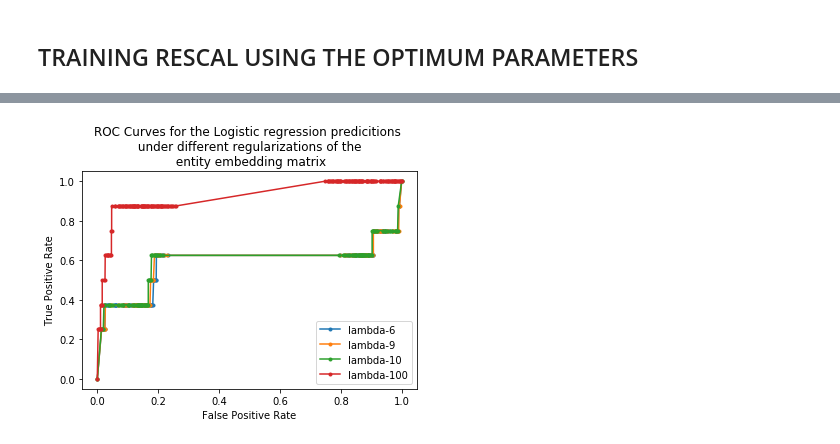
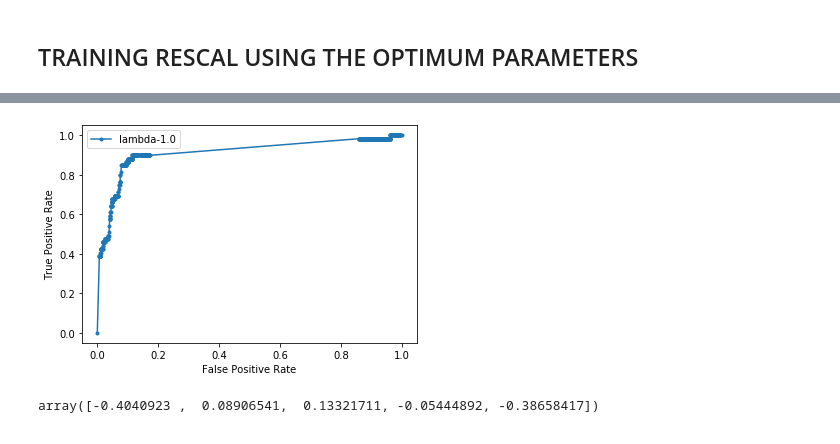
Before and after one commit to teenkevo/UNM-MES, a Jupyter notebook: Tensor Decomposition/Tensor Decomposition and analysis-checkpoint.ipynb, the cells around one changed output, grey strips where cells are left out. Drawn from its saved outputs; the diff is of its cells as text; code cells hidden in the pictures.

Commit message:
Cleaner RESCAL-ALS Factorization of the Linked Building Data

```diff
--- a/Tensor Decomposition/Tensor Decomposition and analysis-checkpoint.ipynb
+++ b/Tensor Decomposition/Tensor Decomposition and analysis-checkpoint.ipynb
@@ -166,12 +167,12 @@ def rescal_fact(train_tensor, n_dim, opt_a, opt_r, num_entities, num_relations):
 ## TUNING THE HYPERPARAMETERS FOR THE RESCAL FACTORIZATION
 # %%
 # HYPER_PARAMETER TUNING
-n_dim = 20
+n_dim = 5
 
-rdf_graph = 'sensor.ttl'
+rdf_graph = 'sosa.ttl'
 graph_serialization = 'ttl'
 
-graph, subjs, dtype_preds, obj_preds, lit_objs, non_lit_objs = import_rdf_graph(rdf_graph, graph_serialization)
+graph, graph_density, subjs, dtype_preds, obj_preds, lit_objs, non_lit_objs = import_rdf_graph(rdf_graph, graph_serialization)
 opg_tensor = opg_rdf2tensor(graph, subjs, obj_preds, non_lit_objs)
 input_tensor = opg_tensor
 
@@ -180,8 +181,8 @@ input_tensor, train_tensor, val_idx, test_idx, num_entities, num_relations = loa
 var_list = [0.001, 0.1, 1., 10., 100.]
 best_roc = 0
 # Train on training set and evaluate on validation set
-for (var_x, var_e, var_r) in itertools.product(var_list, repeat=3):
-    A, R, f, itr = rescal.als(train_tensor, n_dim, lambda_A=var_x, lambda_R=var_e, lambda_V=var_r)
+for (var_x, var_e) in itertools.product(var_list, repeat=2):
+    A, R, f, itr = rescal.als(train_tensor, n_dim, lambda_A=var_x, lambda_R=var_e)
     n = A.shape[0]
     reconstructed_tensor = np.zeros((len(R), n, n))
     for k in range(len(R)):
@@ -189,16 +190,16 @@ for (var_x, var_e, var_r) in itertools.product(var_list, repeat=3):
     reconstructed_tensor = normalize_predictions(reconstructed_tensor, num_entities, num_relations)
     score = roc_auc_score(input_tensor[val_idx], reconstructed_tensor[val_idx])
 
-    print('var_x:{0:3.3f}, var_e:{1:3.3f}, var_r:{2:3.3f}, AUC-ROC:{3:.3f}'.format(var_x, var_e, var_r, score))
+    print('var_x:{0:3.3f}, var_e:{1:3.3f}, AUC-ROC:{2:.3f}'.format(var_x, var_e, score))
     if score > best_roc:
-        best_vars = (var_x, var_e, var_r)
+        best_vars = (var_x, var_e)
         best_roc = score
 
-lambda_a, lambda_r, lambda_v = best_vars
+lambda_a, lambda_r = best_vars
 print(best_vars, best_roc)
 # Use optimum parameters on Validation Set and Test on Hold-Out Set
-lambda_a, lambda_r, lambda_v = best_vars
-A, R, f, itr = rescal.als(train_tensor, n_dim, lambda_A=var_x, lambda_R=var_e, lambda_V=var_r)
+lambda_a, lambda_r = best_vars
+A, R, f, itr = rescal.als(train_tensor, n_dim, lambda_A=var_x, lambda_R=var_e)
 n = A.shape[0]
 reconstructed_tensor = np.zeros((len(R), n, n))
 for k in range(len(R)):
@@ -228,33 +229,49 @@ AUC On Test Set with Optimum Parameters
 ## TRAINING RESCAL USING THE OPTIMUM PARAMETERS
 # %%
 # Using OPTIMUM parameters to train the RESCAL model of the Linked Building Data RDF tensor
-n_dim = 20
+n_dim = 5
 #opt_a =
-opt_r = 0.0001
+opt_r = 10
 
-reg_a = [6, 9, 10, 100]
+reg_a = [0.001, 0.1, 1., 10., 100.]
 
-rdf_graph = 'sensor.ttl'
+rdf_graph = 'sosa.ttl'
 graph_serialization = 'ttl'
 
-graph, subjs, dtype_preds, obj_preds, lit_objs, non_lit_objs = import_rdf_graph(rdf_graph, graph_serialization)
+graph, graph_density, subjs, dtype_preds, obj_preds, lit_objs, non_lit_objs = import_rdf_graph(rdf_graph, graph_serialization)
 opg_tensor = opg_rdf2tensor(graph, subjs, obj_preds, non_lit_objs)
 input_tensor = opg_tensor
+
+print("DENSITY")
+print("============")
+print("The network density is {}".format(graph_density))
+print()
 
 input_tensor, train_tensor, target_idx, num_entities, num_relations = load_data(input_tensor, train_fraction=0.7)
 # Train Rescal
 for i in reg_a:
-    opt_a = i
-    entity_embedding, reconstructed_tensor_non_normalized, reconstructed_tensor_normalized = rescal_fact(train_tensor, n_dim, opt_a, opt_r, num_entities,num_relations)
+    if i == lambda_a:
+        opt_a = i
+        entity_embedding, reconstructed_tensor = rescal_fact(train_tensor, n_dim, opt_a, opt_r, num_entities,num_relations)
+        reconstructed_tensor = normalize_predictions(reconstructed_tensor, num_entities, num_relations)
 
-    false_pos_rate, true_pos_rate, _ = roc_curve(input_tensor[target_idx], reconstructed_tensor_normalized[target_idx])
-    prec, recall, _ = roc_curve(input_tensor[target_idx], reconstructed_tensor_normalized[target_idx])
-    #entities = mat['names']
-    print('AUC\n{}'.format(roc_auc_score(input_tensor[target_idx], reconstructed_tensor_normalized[target_idx])))
+        false_pos_rate, true_pos_rate, _ = roc_curve(input_tensor[target_idx], reconstructed_tensor[target_idx])
+        prec, recall, _ = precision_recall_curve(input_tensor[target_idx], reconstructed_tensor[target_idx])
+        #entities = mat['names']
+        print('AUC\n{} \nLambda_A\n{}'.format(roc_auc_score(input_tensor[target_idx], reconstructed_tensor[target_idx]), i))
 
-    plt.plot(false_pos_rate, true_pos_rate, marker='.', label=f'lambda-{i}')
-    plt.xlabel('False Positive Rate')
-    plt.ylabel('True Positive Rate')
-    plt.title('ROC Curves for the Logistic regression predicitions \n under different regularizations of the \n entity embedding matrix')
-    plt.legend(loc='4')
+        plt.plot(false_pos_rate, true_pos_rate, marker='.', label=f'lambda-{i}')
+        plt.xlabel('False Positive Rate')
+        plt.ylabel('True Positive Rate')
+        # plt.title('ROC Curves for the Logistic regression predicitions \n under different regularizations of the \n entity embedding matrix')
+        plt.legend(loc='4')
+        # plt.savefig('ROC1.eps', format='eps')
+
+        # plt.figure()
+        # plt.plot(recall, prec, marker='.', label=f'lambda-{i}')
+        # plt.xlabel('Recall')
+        # plt.ylabel('Precision')
+        # # plt.title('ROC Curves for the Logistic regression predicitions \n under different regularizations of the \n entity embedding matrix')
+        # plt.legend(loc='1')
+        # # plt.savefig('ROC1.eps', format='eps')
 # %% [output]
@@ -269,3 +286,7 @@ AUC
-[figure, old version]
+[figure, new version]
+# %%
+entity_embedding[1]
+# %% [output]
+array([-0.4040923 ,  0.08906541,  0.13321711, -0.05444892, -0.38658417])
 # %%
 # Plots for the latent representation of entities
```
Also changed, not shown: parts of 11 cells of this notebook.
